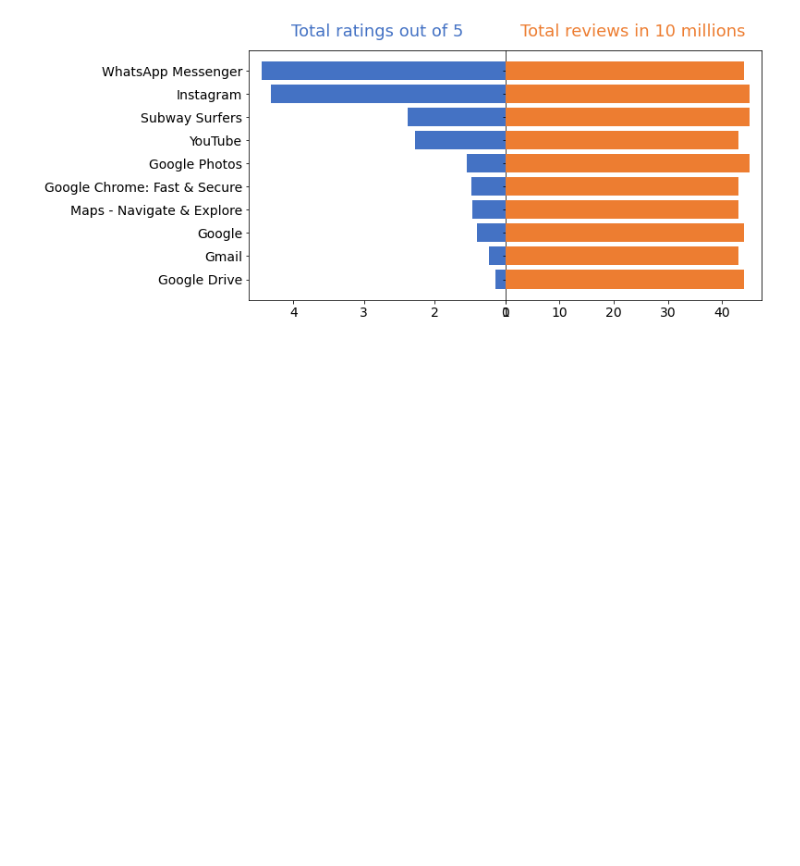
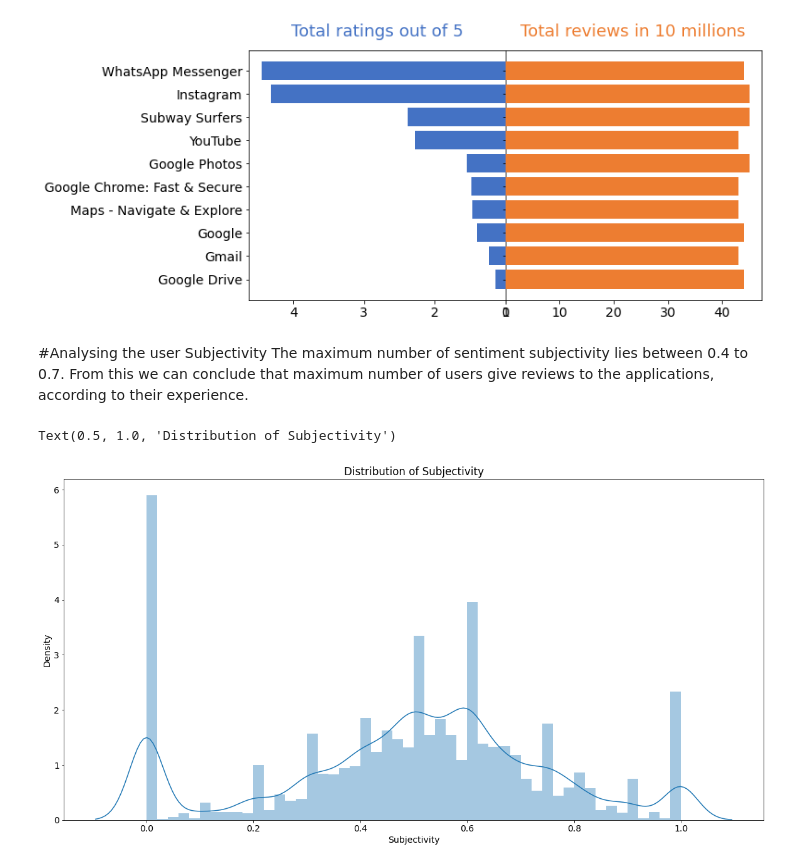
Before and after one commit to HariTarz/Play-Store-App-Review-Analysis, a Jupyter notebook: Play_Store_App_Review_Analysis_Capstone_Project.ipynb, the cells around one changed output. Cells and saved outputs as stored; diff of their text form; code cells hidden in the pictures; blank space fills up the shorter version.

```diff
--- a/Play_Store_App_Review_Analysis_Capstone_Project.ipynb
+++ b/Play_Store_App_Review_Analysis_Capstone_Project.ipynb
@@ -254,0 +237,5 @@ Name: App, Length: 9658, dtype: int64
+# %%
+#Eleminating the null value rows from the database
+
+non_null_user_reviews_df = user_reviews_df[~user_reviews_df['Sentiment'].isna()]
+non_null_user_reviews_df.info()
@@ -505,3 +600,15 @@ axes[1].set_xticklabels([0, 10, 20, 30, 40, 50])
 plt.subplots_adjust(wspace=0, top=0.85, bottom=0.1, left=0.18, right=0.95)
 # %% [output]
 [figure]
+# %% [markdown]
+#Analysing the user Subjectivity
+The maximum number of sentiment subjectivity lies between 0.4 to 0.7. From this we can conclude that maximum number of users give reviews to the applications, according to their experience.
+# %%
+#Plotting the distribution of Subjectivity
+sentiment_subjectivity_df = non_null_user_reviews_df['Sentiment_Subjectivity']
+sns.distplot(sentiment_subjectivity_df, hist=True)
+plt.xlabel("Subjectivity")
+plt.title('Distribution of Subjectivity')
+# %% [output]
+Text(0.5, 1.0, 'Distribution of Subjectivity')
+[figure, added]
```
Also changed, not shown: parts of 68 cells of this notebook.
